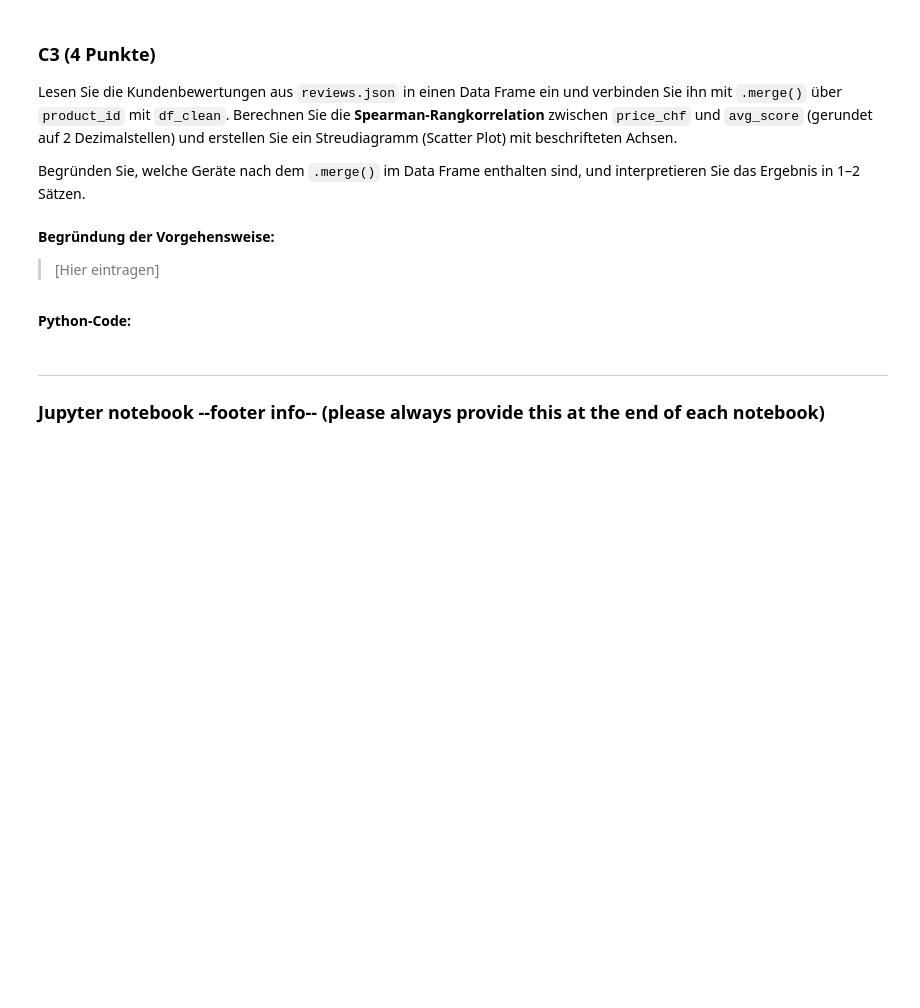
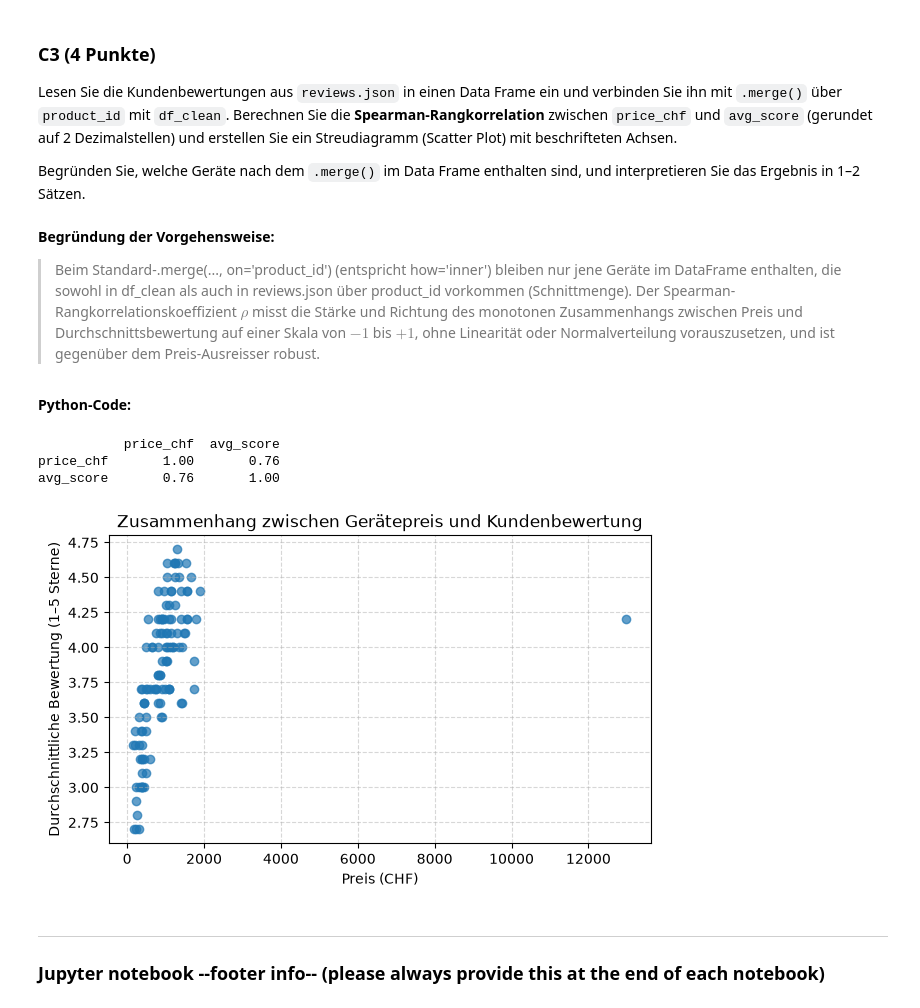
Before and after one commit to CharlesNinjaCoding/DS_HS2026_LNW, a Jupyter notebook: DS_HS2026_LNW_I_Examples/AP02/AP02_Datenbeschaffung_Aufbereitung_EDA.ipynb, the cells around one changed output. Cells and saved outputs as stored; diff of their text form; code cells hidden in the pictures; blank space fills up the shorter version.

```diff
--- a/DS_HS2026_LNW_I_Examples/AP02/AP02_Datenbeschaffung_Aufbereitung_EDA.ipynb
+++ b/DS_HS2026_LNW_I_Examples/AP02/AP02_Datenbeschaffung_Aufbereitung_EDA.ipynb
@@ -482,11 +627,31 @@ Begründen Sie, welche Geräte nach dem `.merge()` im Data Frame enthalten sind,
 # %% [markdown]
 **Begründung der Vorgehensweise:**
 
-> [Hier eintragen]
+> Beim Standard-.merge(..., on='product_id') (entspricht how='inner') bleiben nur jene Geräte im DataFrame enthalten, die sowohl in df_clean als auch in reviews.json über product_id vorkommen (Schnittmenge). Der Spearman-Rangkorrelationskoeffizient $\rho$ misst die Stärke und Richtung des monotonen Zusammenhangs zwischen Preis und Durchschnittsbewertung auf einer Skala von $-1$ bis $+1$, ohne Linearität oder Normalverteilung vorauszusetzen, und ist gegenüber dem Preis-Ausreisser robust.
 # %% [markdown]
 **Python-Code:**
 # %%
-# Code hier eintragen
+# Reviews einlesen und mit df_clean verbinden
+df_reviews = pd.read_json('reviews.json')
+df_C3 = pd.merge(df_clean, df_reviews, on='product_id', how='inner')
+
+# Spearman-Rangkorrelation berechnen und auf 2 Dezimalstellen runden
+corr_spearman = df_C3[['price_chf', 'avg_score']].corr(method='spearman').round(2)
+print(corr_spearman)
+
+# Streudiagramm erstellen
+fig, ax = plt.subplots(figsize=(7, 4))
+ax.scatter(df_C3['price_chf'], df_C3['avg_score'], alpha=0.7)
+ax.set_title('Zusammenhang zwischen Gerätepreis und Kundenbewertung')
+ax.set_xlabel('Preis (CHF)')
+ax.set_ylabel('Durchschnittliche Bewertung (1–5 Sterne)')
+ax.grid(True, linestyle='--', alpha=0.5)
+plt.show()
+# %% [output]
+           price_chf  avg_score
+price_chf       1.00       0.76
+avg_score       0.76       1.00
+[figure, added]
 # %% [markdown]
 ---
 ### Jupyter notebook --footer info-- (please always provide this at the end of each notebook)
```
Also changed, not shown: parts of 14 cells of this notebook, 5 other files.
